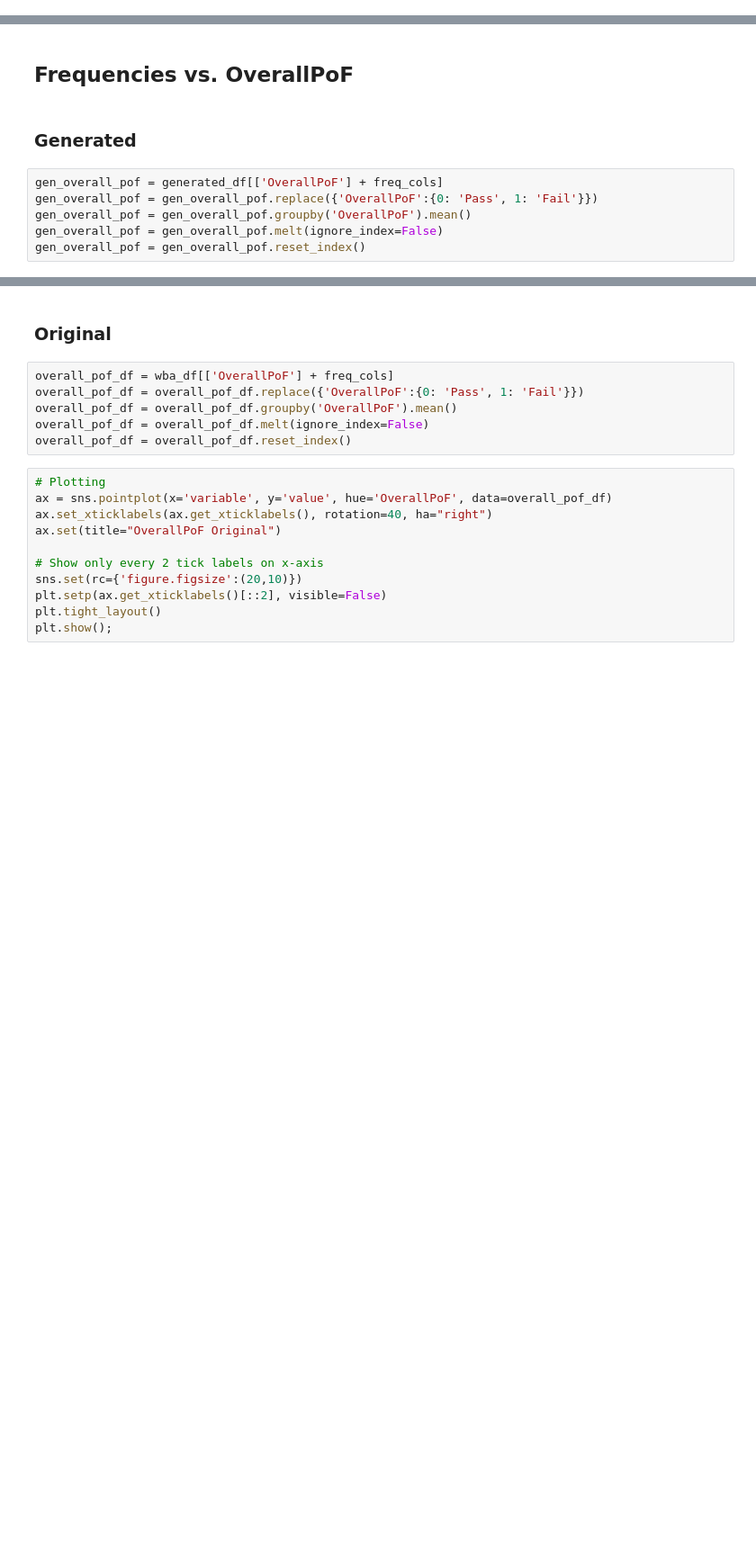
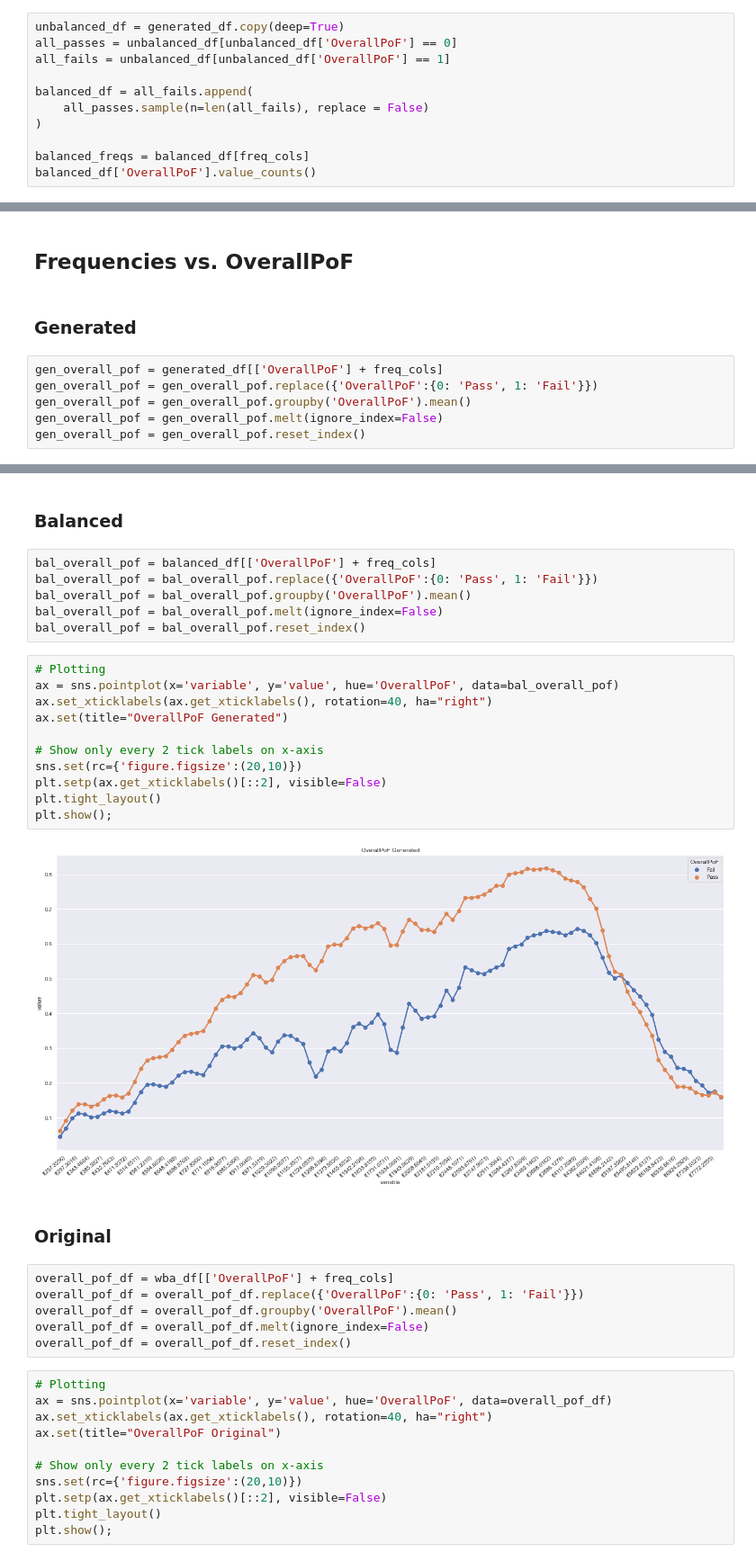
Before and after one commit to Charlene-L/CITS5553-Capstone-Project, a Jupyter notebook: GAN/Benjamin/vae_ben.ipynb, the cells around one changed output, grey strips where cells are left out. Shown at 90% size. Saved outputs shown, nothing was run; the diff lists cells and outputs as text; blank space fills up the shorter version.

```diff
--- a/GAN/Benjamin/vae_ben.ipynb
+++ b/GAN/Benjamin/vae_ben.ipynb
@@ -205,0 +227,11 @@ for cont in desired_controls:
+# %%
+unbalanced_df = generated_df.copy(deep=True)
+all_passes = unbalanced_df[unbalanced_df['OverallPoF'] == 0]
+all_fails = unbalanced_df[unbalanced_df['OverallPoF'] == 1]
+
+balanced_df = all_fails.append(
+    all_passes.sample(n=len(all_fails), replace = False)
+)
+
+balanced_freqs = balanced_df[freq_cols]
+balanced_df['OverallPoF'].value_counts()
@@ -280,3 +313,24 @@ plt.show();
+# %% [markdown]
+### Balanced
+# %%
+bal_overall_pof = balanced_df[['OverallPoF'] + freq_cols]
+bal_overall_pof = bal_overall_pof.replace({'OverallPoF':{0: 'Pass', 1: 'Fail'}})
+bal_overall_pof = bal_overall_pof.groupby('OverallPoF').mean()
+bal_overall_pof = bal_overall_pof.melt(ignore_index=False)
+bal_overall_pof = bal_overall_pof.reset_index()
+# %%
+# Plotting
+ax = sns.pointplot(x='variable', y='value', hue='OverallPoF', data=bal_overall_pof)
+ax.set_xticklabels(ax.get_xticklabels(), rotation=40, ha="right")
+ax.set(title="OverallPoF Generated")
+
+# Show only every 2 tick labels on x-axis
+sns.set(rc={'figure.figsize':(20,10)})
+plt.setp(ax.get_xticklabels()[::2], visible=False)
+plt.tight_layout()
+plt.show();
+# %% [output]
+[figure, added]
 # %% [markdown]
 ### Original
 # %%
```
Also changed, not shown: parts of 9 cells of this notebook.
